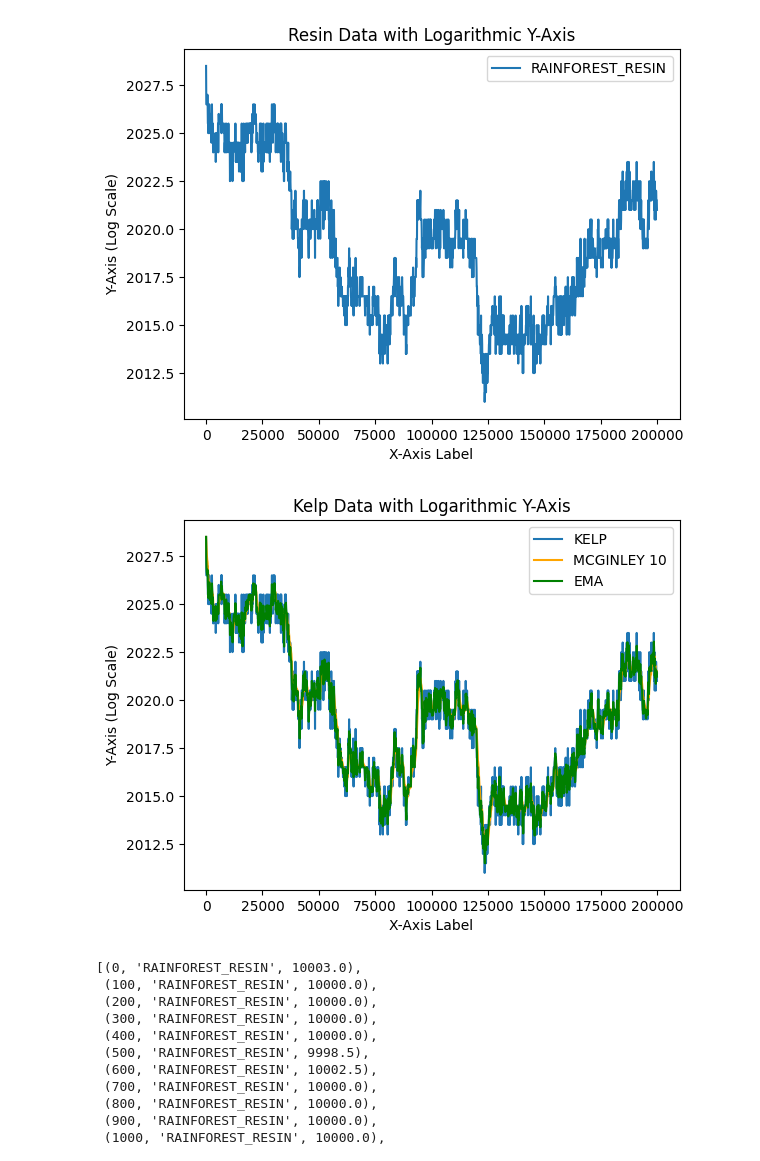
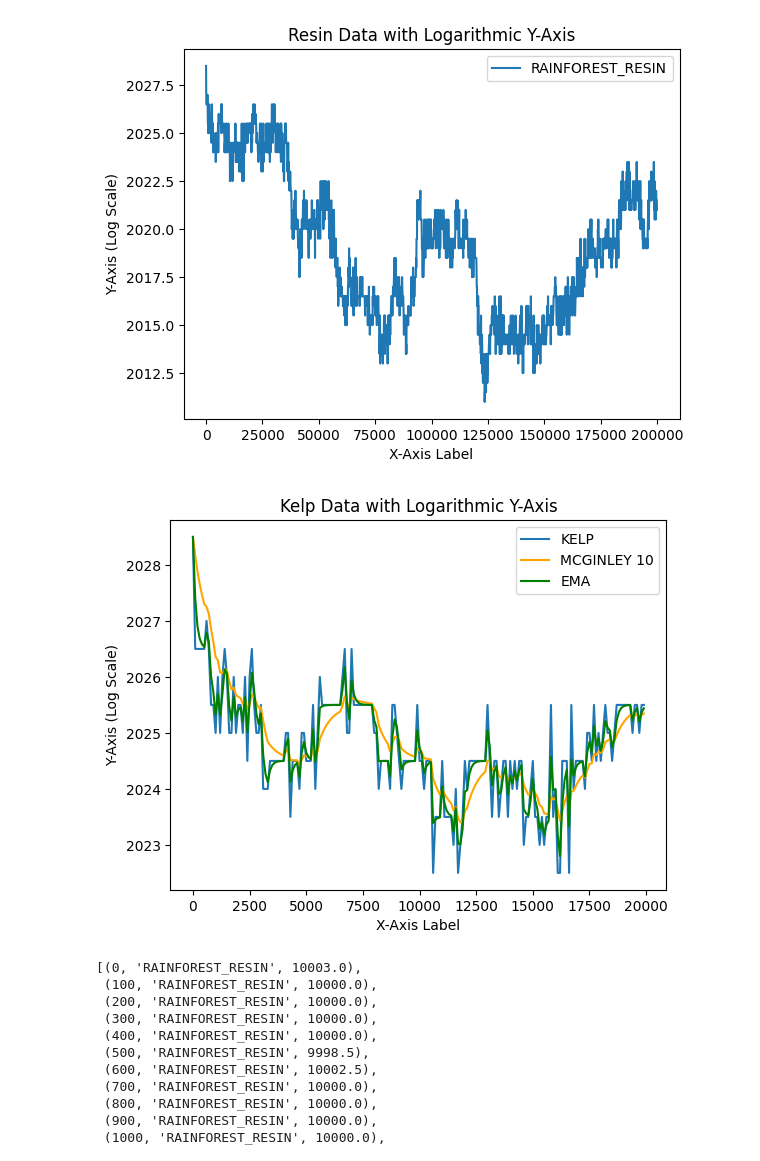
Before and after one commit to ShauryaJ1/imc-prosperity-borgus, a Jupyter notebook: tutorial/graphing.ipynb, the cells around one changed output. Cells and saved outputs as stored; diff of their text form; code cells hidden in the pictures.

```diff
--- a/tutorial/graphing.ipynb
+++ b/tutorial/graphing.ipynb
@@ -24,7 +24,7 @@ wcwidth           0.2.13
 import pandas as pd
 import matplotlib.pyplot as plt
 # %%
-df = pd.read_csv("logs/mcginley_data.csv")
+df = pd.read_csv("../logs/mcginley_data.csv")
 # %%
 df.head()
 # %% [output]
@@ -112,28 +112,28 @@ def extract_log(p):
     # print(lambda_log_values)
     return lambda_log_values
 # %%
-x_values = [i[0] for i in kelps]
-y_values = [i[2] for i in kelps]
+x_values = [i[0] for i in kelps][:200]
+y_values = [i[2] for i in kelps][:200]
 
 # Plot with markers ('o' for dots) and lines ('-' for connections)
 plt.plot(x_values, y_values, label='KELP')
-plt.plot(x_values, extract_log("logs/mcg_log.txt"), label='MCGINLEY 10', color='orange')
-plt.plot(x_values, extract_log("logs/ema_log.txt"), label='EMA', color='green')
+plt.plot(x_values, extract_log("../logs/mcg_log.txt")[:200], label='MCGINLEY 10', color='orange')
+plt.plot(x_values, extract_log("../logs/ema_log.txt")[:200], label='EMA', color='green')
 # plt.plot(x_values, [(m+e)/2 for m,e in zip(extract_log("mcg_log.txt"),extract_log("ema_log.txt"))][:100], label='avg', color='red')
 # plt.plot(x_values, extract_log("mcg_20_log.txt"), label='MCGINLEY 20', color='red')
 # Set y-axis to log scale
 # plt.xscale('log')
 
 # Labels and legend
 plt.xlabel("X-Axis Label")
 plt.ylabel("Y-Axis (Log Scale)")
 plt.legend()
 plt.title("Kelp Data with Logarithmic Y-Axis")
 
 # Show plot
 plt.show()
 # %% [output]
-[figure, old version]
+[figure, new version]
 # %%
 resins
 # %% [output]
```
Also changed, not shown: 1 other file.
